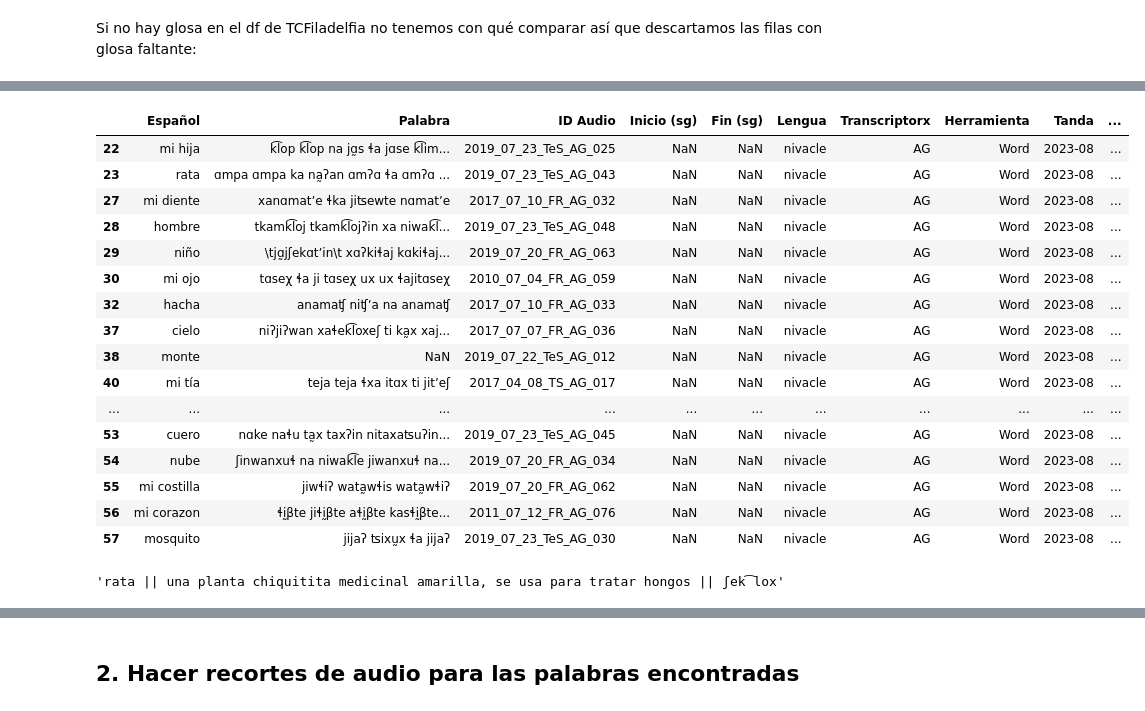
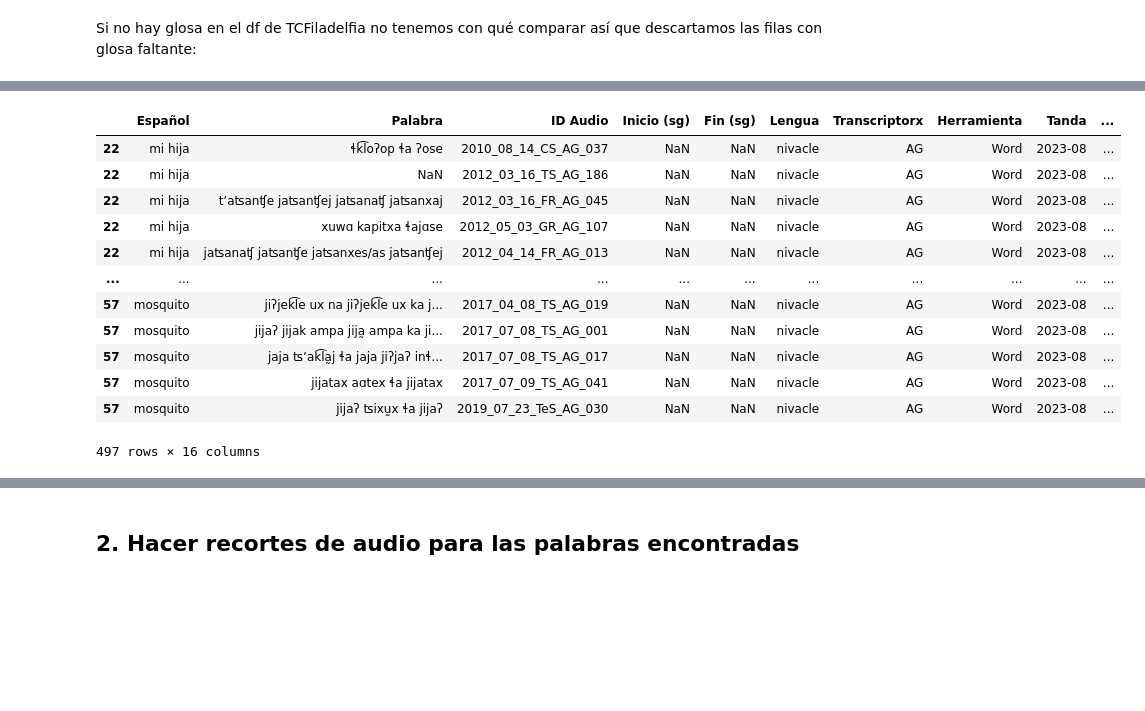
Before and after one commit to nidiah/PICT-2020, a Jupyter notebook: resultados-gh-2023-ago.ipynb, the cells around one changed output, grey strips where cells are left out. Saved outputs shown, nothing was run; the diff lists cells and outputs as text; code cells hidden in the pictures; blank space fills up the shorter version.

Commit message:
upload nb y resultados match parcial

```diff
--- a/resultados-gh-2023-ago.ipynb
+++ b/resultados-gh-2023-ago.ipynb
@@ -169,35 +174,29 @@ df
 # %% [markdown]
 Si no hay glosa en el df de TCFiladelfia no tenemos con qué comparar así que descartamos las filas con glosa faltante:
 # %%
-
 recortes_dir = '../pict-glotales/assets/audio'
 
 rows = []
 
 for _, row_sel in df.iterrows():
     for _, row_tcfil in tcfil.dropna(subset=["Glosa"]).iterrows():
+
+        row_sel_cp = row_sel.copy()
+
         if row_sel['Español'] in row_tcfil['Glosa']:
             #print(f"{row_sel['Español']} || {row_tcfil['Glosa']} || {row_tcfil['AFI']}")
 
-            row_sel['Palabra'] = row_tcfil['AFI']
-
-            #########
-            row_sel['GlosaEnTCFil'] = row_tcfil['Glosa'] ## para controlar, BORRAR
-            #########
-
-            row_sel['ID Audio'] = row_tcfil['ID']
-            row_sel['Código'] = f"Gu{row_tcfil['ID'].split('_')[0]}"
-            row_sel['Cita Audio'] = f"Gutiérrez_{row_tcfil['ID'].split('_')[0]}"
+            row_sel_cp['Palabra'] = row_tcfil['AFI']
+            row_sel_cp['ID Audio'] = row_tcfil['ID']
+            row_sel_cp['Código'] = f"Gu{row_tcfil['ID'].split('_')[0]}"
+            row_sel_cp['Cita Audio'] = f"Gutiérrez_{row_tcfil['ID'].split('_')[0]}"
             id_consultante = row_tcfil['ID'].split('_')[3]
-            row_sel['Consultante'] = informantes[id_consultante]
-            row_sel['Original_audiopath'] = row_tcfil['Audiofile']
+            row_sel_cp['Consultante'] = informantes[id_consultante]
+            row_sel_cp['Original_audiopath'] = row_tcfil['Audiofile']
 
             ## nombredelarchivofuenteresumido_glosaenespañol. Ej. 20120318_003_algarrobo
             nombre_recorte = row_tcfil['ID'].replace("_", "").replace("AG", "")+"_"+row_tcfil['Glosa'].replace(" ", "_")
-            row_sel['Recorte_path'] = f"{recortes_dir}/{nombre_recorte}.wav"
+            row_sel_cp['Recorte_path'] = f"{recortes_dir}/{nombre_recorte}.wav"
 
-            #########
-            ##print(f"{row_sel['Español']} || {row_sel['Palabra']} |||| {row_tcfil['Glosa']} || {row_tcfil['AFI']}")
-            rows.append(row_sel) ### POR QUÉ SÓLO HACE APPEND DEL ÚLTIMO MATCH EN row_sel SI LO DE ARRIBA SE VE BIEN???
-            #########
+            rows.append(row_sel_cp)
 # %%
@@ -223,26 +206,20 @@ rows[0:3]
 # %%
-df3 = pd.DataFrame(new_rows2)
+df3 = pd.DataFrame(rows)
 df3 = df3.drop_duplicates()
 df3
 # %% [output]
 |  | Español | Palabra | ID Audio | Inicio (sg) | Fin (sg) | Lengua | Transcriptorx | Herramienta | Tanda | ... |
-| 22 | mi hija | k͡lop k͡lop na jɑ̰s ɬa jɑse k͡lim... | 2019_07_23_TeS_AG_025 | NaN | NaN | nivacle | AG | Word | 2023-08 | ... |
-| 23 | rata | ɑmpa ɑmpa ka na̰ʔan ɑmʔɑ ɬa ɑmʔɑ ... | 2019_07_23_TeS_AG_043 | NaN | NaN | nivacle | AG | Word | 2023-08 | ... |
-| 27 | mi diente | xanɑmatʼe ɬka jiʦewte nɑmatʼe | 2017_07_10_FR_AG_032 | NaN | NaN | nivacle | AG | Word | 2023-08 | ... |
-| 28 | hombre | tkamk͡loj tkamk͡lojʔin xa niwak͡l... | 2019_07_23_TeS_AG_048 | NaN | NaN | nivacle | AG | Word | 2023-08 | ... |
-| 29 | niño | \tjɑ̰jʃekɑtʼin\t xɑʔkiɬaj kɑkiɬaj... | 2019_07_20_FR_AG_063 | NaN | NaN | nivacle | AG | Word | 2023-08 | ... |
-| 30 | mi ojo | tɑseχ ɬa ji tɑseχ ux ux ɬajitɑseχ | 2010_07_04_FR_AG_059 | NaN | NaN | nivacle | AG | Word | 2023-08 | ... |
-| 32 | hacha | anamaʧ niʧʼa na anamaʧ | 2017_07_10_FR_AG_033 | NaN | NaN | nivacle | AG | Word | 2023-08 | ... |
-| 37 | cielo | niʔjiʔwan xaɬek͡loxeʃ ti ka̰x xaj... | 2017_07_07_FR_AG_036 | NaN | NaN | nivacle | AG | Word | 2023-08 | ... |
-| 38 | monte | NaN | 2019_07_22_TeS_AG_012 | NaN | NaN | nivacle | AG | Word | 2023-08 | ... |
-| 40 | mi tía | teja teja ɬxa itɑx ti jitʼeʃ | 2017_04_08_TS_AG_017 | NaN | NaN | nivacle | AG | Word | 2023-08 | ... |
+| 22 | mi hija | ɬk͡loʔop ɬa ʔose | 2010_08_14_CS_AG_037 | NaN | NaN | nivacle | AG | Word | 2023-08 | ... |
+| 22 | mi hija | NaN | 2012_03_16_TS_AG_186 | NaN | NaN | nivacle | AG | Word | 2023-08 | ... |
+| 22 | mi hija | tʼaʦanʧe jaʦanʧej jaʦanaʧ jaʦanxaj | 2012_03_16_FR_AG_045 | NaN | NaN | nivacle | AG | Word | 2023-08 | ... |
+| 22 | mi hija | xuwɑ kapitxa ɬajɑse | 2012_05_03_GR_AG_107 | NaN | NaN | nivacle | AG | Word | 2023-08 | ... |
+| 22 | mi hija | jaʦanaʧ jaʦanʧe jaʦanxes/as jaʦanʧej | 2012_04_14_FR_AG_013 | NaN | NaN | nivacle | AG | Word | 2023-08 | ... |
 | ... | ... | ... | ... | ... | ... | ... | ... | ... | ... | ... |
-| 53 | cuero | nɑke naɬu ta̰x taxʔin nitaxaʦuʔin... | 2019_07_23_TeS_AG_045 | NaN | NaN | nivacle | AG | Word | 2023-08 | ... |
-| 54 | nube | ʃinwanxuɬ na niwak͡le jiwanxuɬ na... | 2019_07_20_FR_AG_034 | NaN | NaN | nivacle | AG | Word | 2023-08 | ... |
-| 55 | mi costilla | jiwɬiʔ wata̰wɬis wata̰wɬiʔ | 2019_07_20_FR_AG_062 | NaN | NaN | nivacle | AG | Word | 2023-08 | ... |
-| 56 | mi corazon | ɬḭβte jiɬḭβte aɬḭβte kasɬḭβte... | 2011_07_12_FR_AG_076 | NaN | NaN | nivacle | AG | Word | 2023-08 | ... |
+| 57 | mosquito | jiʔjek͡le ux na jiʔjek͡le ux ka j... | 2017_04_08_TS_AG_019 | NaN | NaN | nivacle | AG | Word | 2023-08 | ... |
+| 57 | mosquito | jijaʔ jijak ampa jija̰ ampa ka ji... | 2017_07_08_TS_AG_001 | NaN | NaN | nivacle | AG | Word | 2023-08 | ... |
+| 57 | mosquito | jaja ʦʼak͡la̰j ɬa jaja jiʔjaʔ inɬ... | 2017_07_08_TS_AG_017 | NaN | NaN | nivacle | AG | Word | 2023-08 | ... |
+| 57 | mosquito | jijatax aɑtex ɬa jijatax | 2017_07_09_TS_AG_041 | NaN | NaN | nivacle | AG | Word | 2023-08 | ... |
 | 57 | mosquito | jijaʔ ʦixṵx ɬa jijaʔ | 2019_07_23_TeS_AG_030 | NaN | NaN | nivacle | AG | Word | 2023-08 | ... |
+497 rows × 16 columns
 # %%
-new_rows2[0]
+df3.to_csv("seleccion-recortes-audio-nivacle-ago-2023-contains-match.csv", index=False)
-# %% [output]
-'rata || una planta chiquitita medicinal amarilla, se usa para tratar hongos || ʃek͡lox'
```
Also changed, not shown: parts of 9 cells of this notebook, 4 other files.
